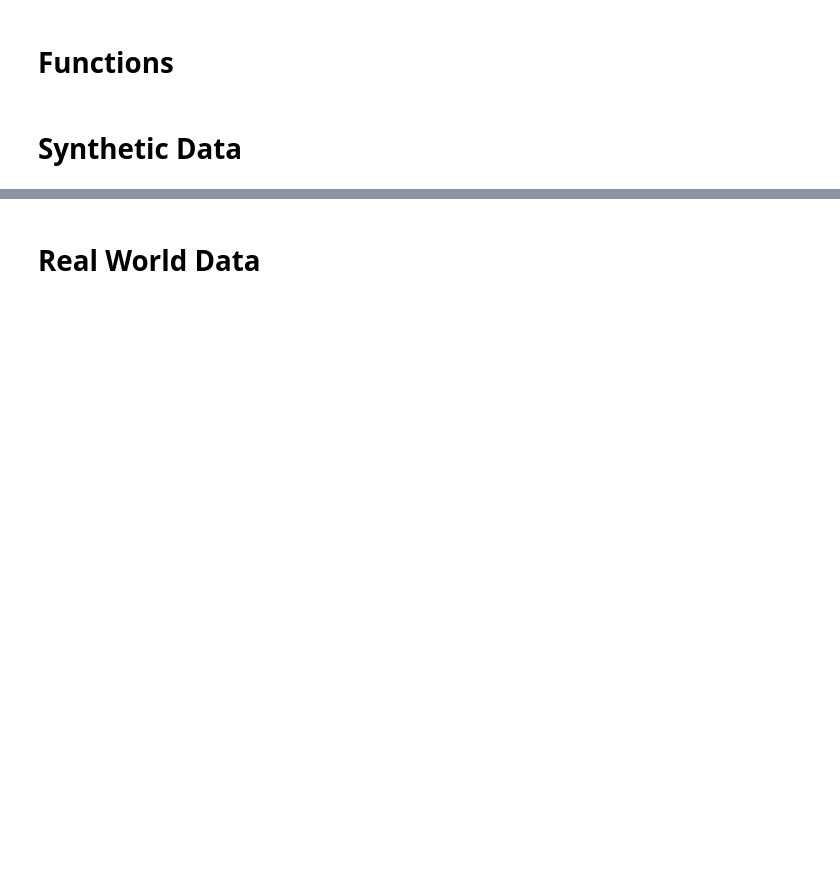
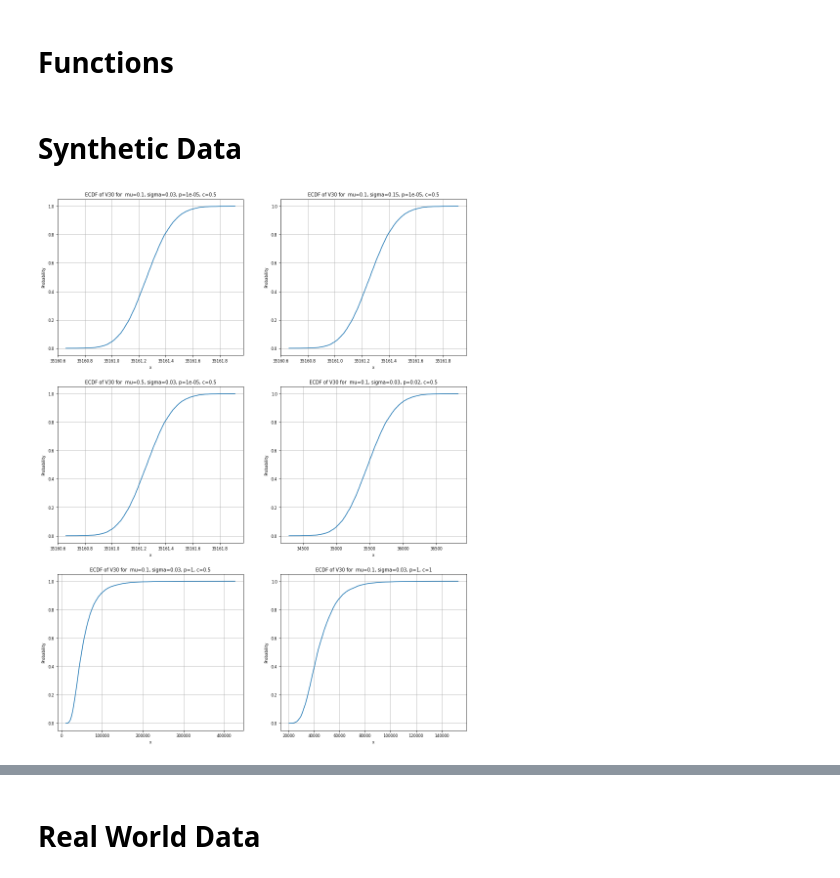
Before and after one commit to taariqnazar/Risk_management, a Jupyter notebook: HW2.ipynb, the cells around one changed output, grey strips where cells are left out. Saved outputs shown, nothing was run; the diff lists cells and outputs as text; code cells hidden in the pictures; blank space fills up the shorter version.

```diff
--- a/HW2.ipynb
+++ b/HW2.ipynb
@@ -96,6 +95,31 @@ my, sigma = 0.03, 0.2
 
 Z = pd.DataFrame(np.random.standard_normal(size=(sample_size,years)))
 R1 = np.exp(my + sigma*Z)
+# %%
+plt.rcParams['axes.formatter.useoffset'] = False
+
+my = [0.1, 0.1, 0.5, 0.1, 0.1, 0.1]
+sigma = [0.03, 0.15, 0.03, 0.03, 0.03, 0.03]
+p = [1e-5, 1e-5, 1e-5, 0.02, 1, 1]
+c = [5e-1, 5e-1, 5e-1, 5e-1, 5e-1, 1]
+ax = {}
+plt.rcParams.update({'font.size': 8})
+fig=plt.figure(figsize=(15,20))
+for i in range(6): # i = 0 & 1
+    V30 = sample_V(R1, years, sample_size, p[i], c[i], yearly_investment=1000)
+    x,y = plot_emp_dist(V30)
+    ax[i] = fig.add_subplot(int('32' + str(i+1)))
+    ax[i].set_xlabel('x')
+    ax[i].set_ylabel('Probability')
+
+    ax[i].set_title(f'ECDF of V30 for  mu={my[i]}, sigma={sigma[i]}, p={p[i]}, c={c[i]}')
+    ax[i].grid()
+    plt.plot(x, y)
+
+plt.savefig('ecdf.jpg')
+plt.show()
+# %% [output]
+[figure, added]
 # %%
 #p, c = 1e-5, 5e-1
 C_ = 10
```
Also changed, not shown: parts of 13 cells of this notebook, 5 other files.
